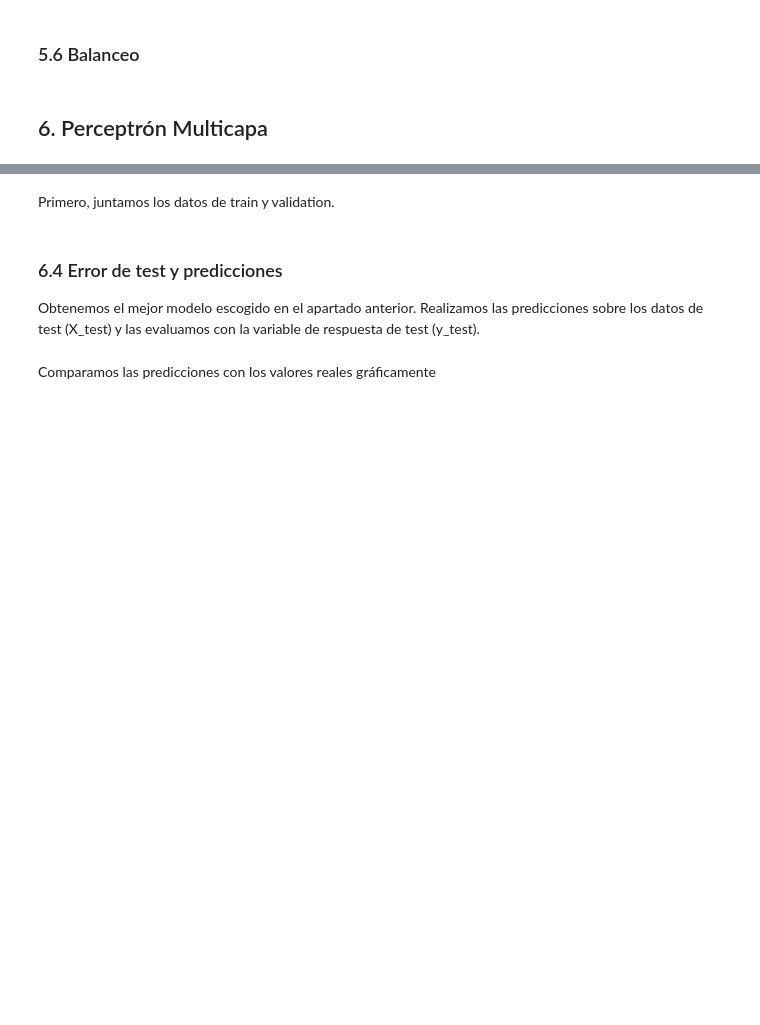
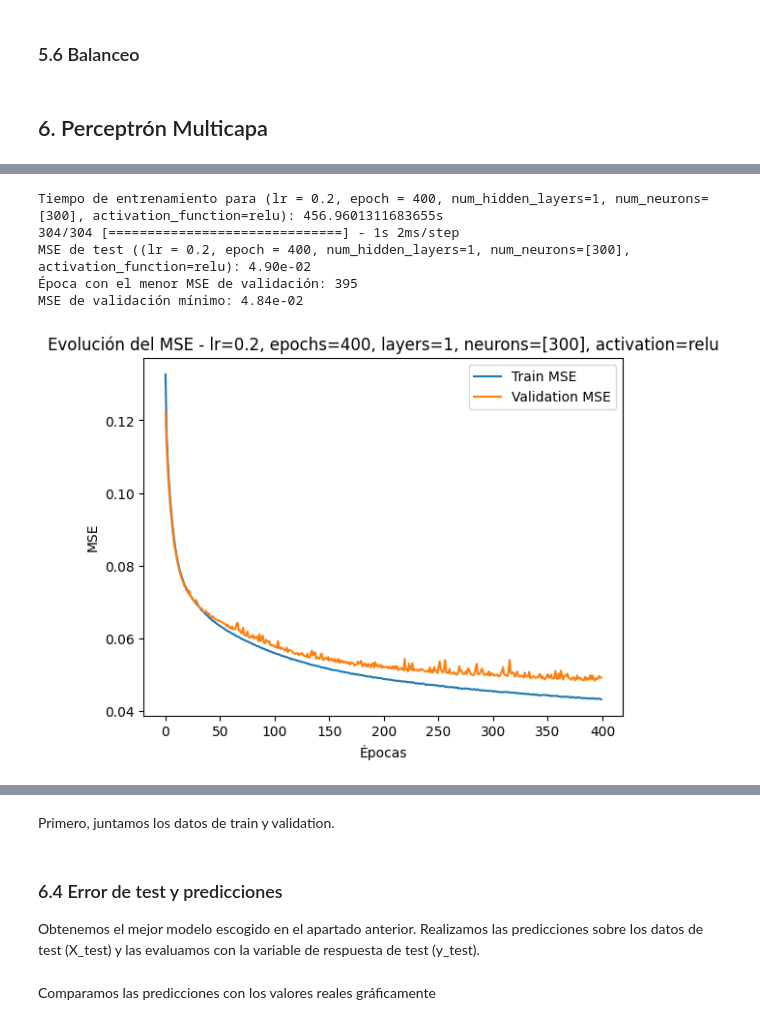
Before and after one commit to pablohd10/P2.1-RRNN, a Jupyter notebook: P2.1_RRNN.ipynb, the cells around one changed output, grey strips where cells are left out. Cells and saved outputs as stored; diff of their text form; code cells hidden in the pictures; blank space fills up the shorter version.

```diff
--- a/P2.1_RRNN.ipynb
+++ b/P2.1_RRNN.ipynb
@@ -457,0 +627,80 @@ KeyboardInterrupt: ignored
+# %%
+# Crear un DataFrame vacío para almacenar los resultados
+resultados_df = pd.DataFrame(columns=['LR', 'Hidden Layers', 'Neurons', 'Activation Function', 'Epochs', 'Best Epoch', 'Tiempo Entrenamiento', 'Train MSE', 'Validation MSE', 'Test MSE', 'Accuracy', 'Recall', 'Precision'])
+
+def entrenar_y_obtener_metricas_desbalanceado(lr, num_hidden_layers, num_neurons, activation_function, epochs, patience, resultados_df):
+
+    start_time = time.time()
+    # Construimos y entrenamos un modelo con los hiperparámetros actuales
+    modelo, historico = build_and_train_mlp(lr, num_hidden_layers, num_neurons, activation_function, epochs, patience=patience)
+    tiempo_total = time.time() - start_time
+
+    # Obtenemos las predicciones
+    prediccion = modelo.predict(X_test)
+    # Obtenemos el MSE de test
+    mse_test = mean_squared_error(y_test, prediccion)
+    print(f"MSE de test ((lr = {lr}, epoch = {epochs}, num_hidden_layers={num_hidden_layers}, num_neurons={num_neurons}, activation_function={activation_function}): {mse_test:.2e}")
+
+    # Obtenemos los errores de entrenamiento y validación
+    mse_train = historico.history['loss']
+    mse_val = historico.history['val_loss']
+
+    # Encontramos la época en la que el MSE de validación es el menor
+    best_epoch = np.argmin(mse_val) + 1
+
+    # Obtenemos el valor mínimo del MSE de entrenamiento
+    min_mse_train = np.min(mse_train)
+    # Obtenemos el valor mínimo del MSE de validación
+    min_mse_val = np.min(mse_val)
+
+    print(f"Época con el menor MSE de validación: {best_epoch + 1}")  # Sumamos 1 porque las épocas comienzan desde 0
+    print(f"MSE de validación mínimo: {min_mse_val:.2e} \n")
+
+    # Obtenemos la clase a la que corresponde cada salida (la predicción contiene las probabilidades de pertenecer a cada clase)
+    y_pred_classes = np.argmax(prediccion, axis=1)
+    y_test_classes = np.argmax(y_test, axis=1)
+    # Obtenemos las métricas para problemas debsalanceados
+    accuracy = accuracy_score(y_test_classes, y_pred_classes)
+    recall = recall_score(y_test_classes, y_pred_classes, average=None) #average=None para que nos saque el valor de para clase
+    precision = precision_score(y_test_classes, y_pred_classes, average=None) #average=None para que nos saque el valor de para clase
+
+    # Agregamos los resultados a DataFrame
+    resultados_df = resultados_df.append({
+      'LR': lr,
+      'Hidden Layers': num_hidden_layers,
+      'Neurons': num_neurons,
+      'Activation Function': activation_function,
+      'Epochs': epochs,
+      'Best Epoch': best_epoch,
+      'Tiempo Entrenamiento': round(tiempo_total, 3),
+      'Train MSE': "{:.3e}".format(min_mse_train),
+      'Validation MSE': "{:.3e}".format(min_mse_val),
+      'Test MSE': "{:.3e}".format(mse_test),
+      'Accuracy': round(accuracy,3),
+      'Recall': np.round(recall,3).tolist(),
+      'Precision': np.round(precision,3).tolist()
+    }, ignore_index=True)
+
+    # Graficamos la evolución del MSE durante el entrenamiento
+    plt.plot(mse_train, label='Train MSE')
+    plt.plot(mse_val, label='Validation MSE')
+    plt.title(f'Evolución del MSE - lr={lr}, epochs={epochs}, layers={num_hidden_layers}, neurons={num_neurons}, activation={activation_function}')
+    plt.xlabel('Épocas')
+    plt.ylabel('MSE')
+    plt.legend()
+    plt.show()
+
+    return resultados_df
+
+resultados_df = entrenar_y_obtener_metricas_desbalanceado(lr=0.2, num_hidden_layers=1, num_neurons=[300], activation_function='relu', epochs=400, patience=50, resultados_df=resultados_df)
+resultados_df = entrenar_y_obtener_metricas_desbalanceado(lr=0.2, num_hidden_layers=2, num_neurons=[300,100], activation_function='relu', epochs=400, patience=50, resultados_df=resultados_df)
+resultados_df = entrenar_y_obtener_metricas_desbalanceado(lr=0.1, num_hidden_layers=3, num_neurons=[300,150,50], activation_function='relu', epochs=400, patience=50, resultados_df=resultados_df)
+
+resultados_df.to_csv('RESULTADOS_mejores_modelos.csv', index=False)
+# %% [output]
+Tiempo de entrenamiento para (lr = 0.2, epoch = 400, num_hidden_layers=1, num_neurons=[300], activation_function=relu): 456.9601311683655s
+304/304 [==============================] - 1s 2ms/step
+MSE de test ((lr = 0.2, epoch = 400, num_hidden_layers=1, num_neurons=[300], activation_function=relu): 4.90e-02
+Época con el menor MSE de validación: 395
+MSE de validación mínimo: 4.84e-02
+[figure, added]
```
Also changed, not shown: parts of 20 cells of this notebook.
